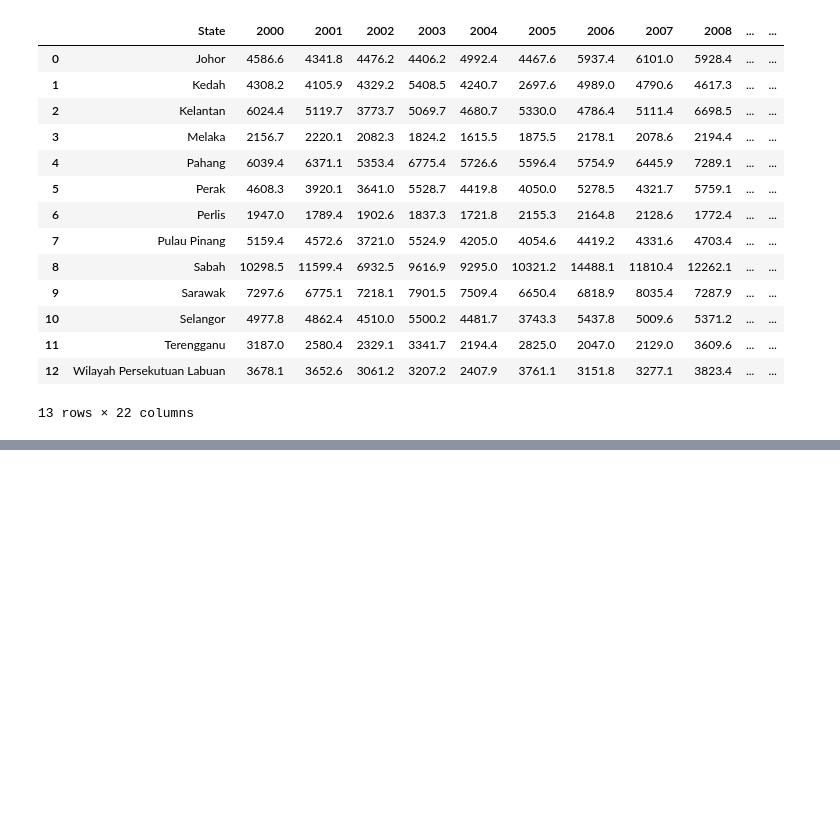
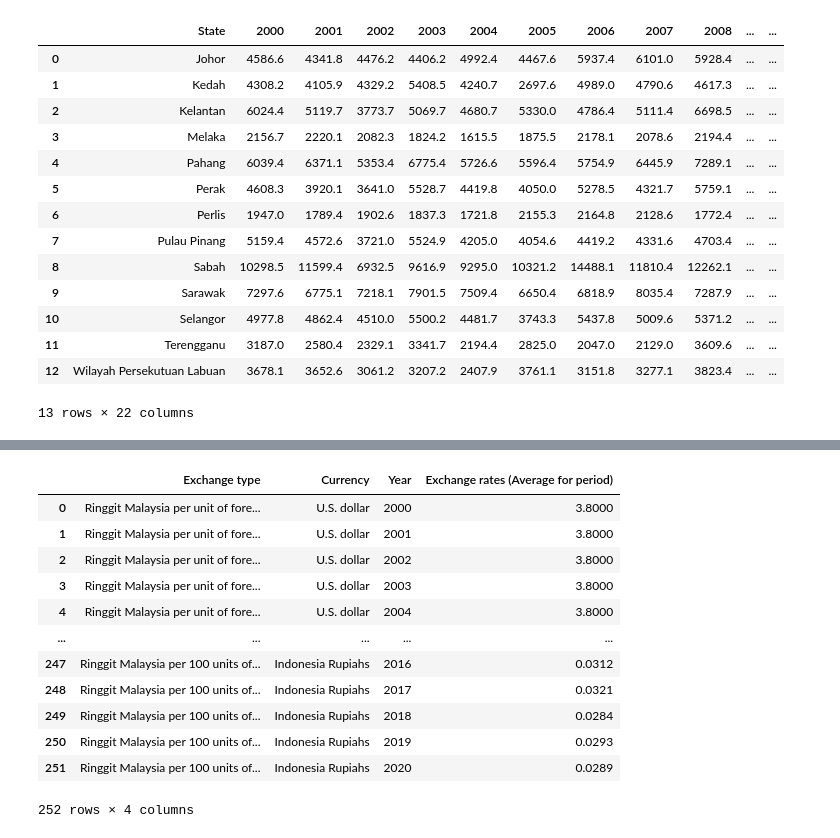
Before and after one commit to zzahir1978/my_dashboard, a Jupyter notebook: Dashboard_Notebook.ipynb, the cells around one changed output, grey strips where cells are left out. Drawn from its saved outputs; the diff is of its cells as text; code cells hidden in the pictures; blank space fills up the shorter version.

```diff
--- a/Dashboard_Notebook.ipynb
+++ b/Dashboard_Notebook.ipynb
@@ -653,0 +711,16 @@ fig.show()
+# %%
+df_currency
+# %% [output]
+|  | Exchange type | Currency | Year | Exchange rates (Average for period) |
+| 0 | Ringgit Malaysia per unit of fore... | U.S. dollar | 2000 | 3.8000 |
+| 1 | Ringgit Malaysia per unit of fore... | U.S. dollar | 2001 | 3.8000 |
+| 2 | Ringgit Malaysia per unit of fore... | U.S. dollar | 2002 | 3.8000 |
+| 3 | Ringgit Malaysia per unit of fore... | U.S. dollar | 2003 | 3.8000 |
+| 4 | Ringgit Malaysia per unit of fore... | U.S. dollar | 2004 | 3.8000 |
+| ... | ... | ... | ... | ... |
+| 247 | Ringgit Malaysia per 100 units of... | Indonesia Rupiahs | 2016 | 0.0312 |
+| 248 | Ringgit Malaysia per 100 units of... | Indonesia Rupiahs | 2017 | 0.0321 |
+| 249 | Ringgit Malaysia per 100 units of... | Indonesia Rupiahs | 2018 | 0.0284 |
+| 250 | Ringgit Malaysia per 100 units of... | Indonesia Rupiahs | 2019 | 0.0293 |
+| 251 | Ringgit Malaysia per 100 units of... | Indonesia Rupiahs | 2020 | 0.0289 |
+252 rows × 4 columns
```
Also changed, not shown: parts of 3 cells of this notebook, 4 other files.
